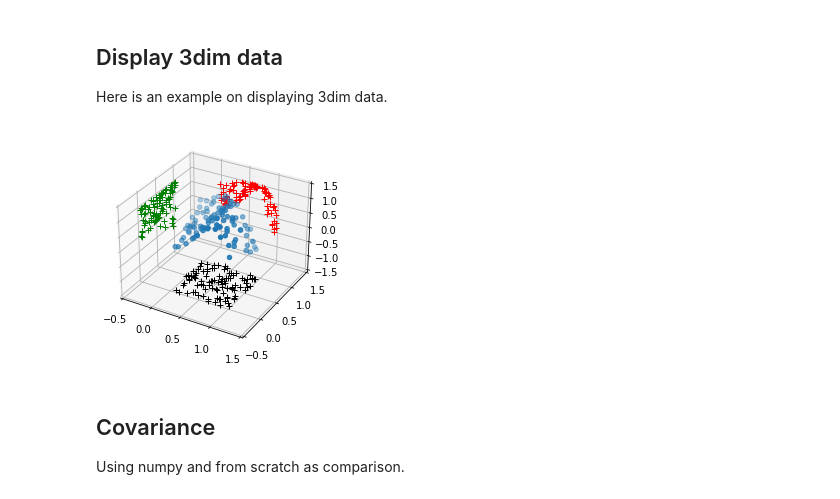
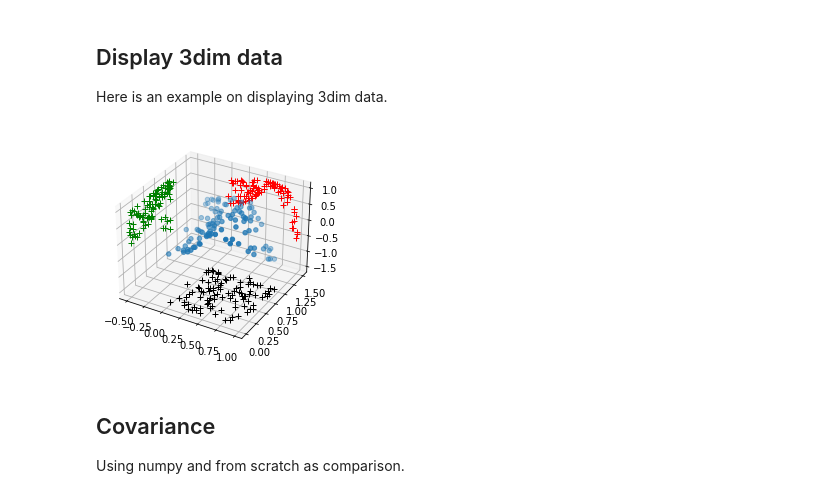
Before and after one commit to matworx/aai-url-notebooks, a Jupyter notebook: DimensionalityReduction.ipynb, the cells around one changed output. Drawn from its saved outputs; the diff is of its cells as text; code cells hidden in the pictures.

```diff
--- a/DimensionalityReduction.ipynb
+++ b/DimensionalityReduction.ipynb
@@ -7,26 +7,22 @@ Here is an example on displaying 3dim data.
 # %%
 import numpy as np
 import matplotlib.pyplot as plt
 
 x= np.random.random(100)
 y= np.random.random(100)
 z= np.sin(3*x**2+y**2)
 
 fig= plt.figure()
 ax= fig.add_subplot(111, projection= '3d')
 ax.scatter(x,y,z)
 
 ax.plot(x, z, 'r+', zdir='y', zs=1.5)
 ax.plot(y, z, 'g+', zdir='x', zs=-0.5)
 ax.plot(x, y, 'k+', zdir='z', zs=-1.5)
 
-ax.set_xlim([-0.5, 1.5])
-ax.set_ylim([-0.5, 1.5])
-ax.set_zlim([-1.5, 1.5])
-
 plt.show()
 # %% [output]
-[figure, old version]
+[figure, new version]
 # %% [markdown]
 ## Covariance
 
```
Also changed, not shown: parts of 1 cell of this notebook, 3 other files.
